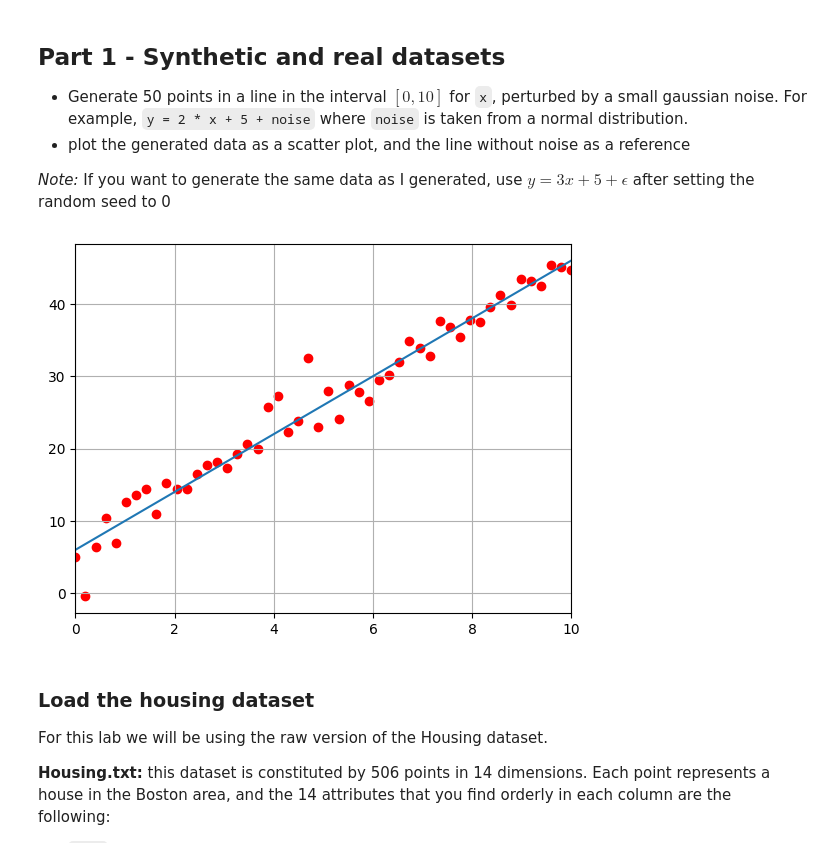
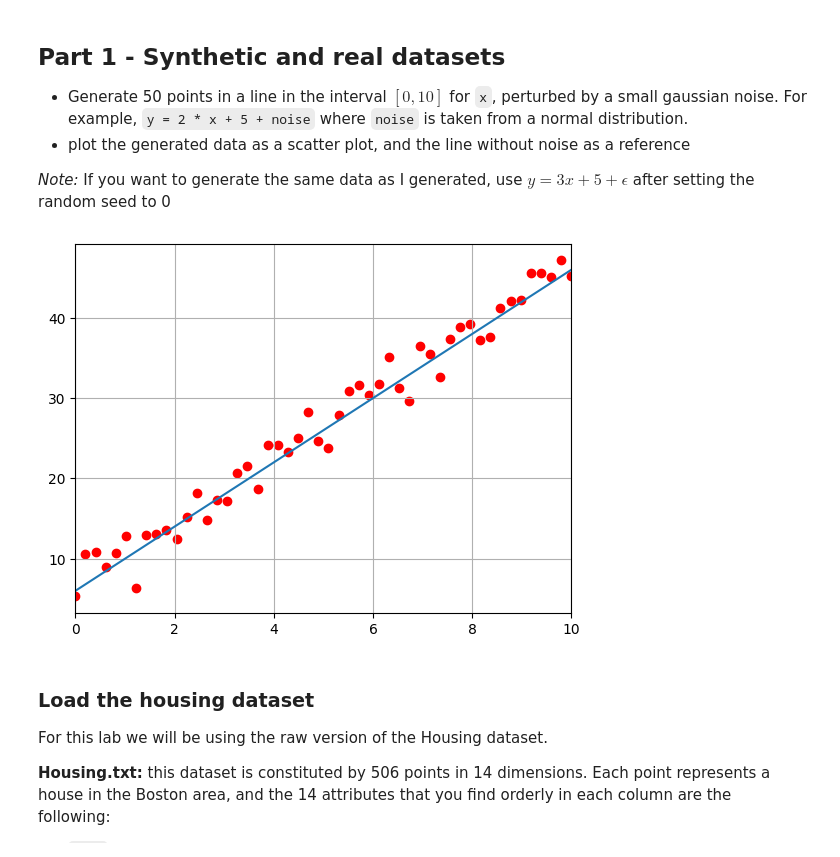
Before and after one commit to jhe-sua/fgv-teaemcd, a Jupyter notebook: lab4_linear_regression/Lab 04 -- Linear Regression.ipynb, the cells around one changed output. Cells and saved outputs as stored; diff of their text form; code cells hidden in the pictures.

```diff
--- a/lab4_linear_regression/Lab 04 -- Linear Regression.ipynb
+++ b/lab4_linear_regression/Lab 04 -- Linear Regression.ipynb
@@ -15,21 +15,18 @@ In this lab, we are going to implement a Linear Regression model "by hand" and a
 *Note:* If you want to generate the same data as I generated, use $y = 3x + 5 + \epsilon$ after setting the random seed to 0
 # %%
 # your code here
+perturbed = np.random.normal(size=50, scale=2)
+x = np.linspace(0,10)
+y = 4*x + 6
+points_y_perturbed = y + perturbed
 
-function = np.vectorize(lambda x: 4*x + 6)
-
-perturbed = np.random.normal(size=50, scale=2)
-points_x = np.linspace(0,10)
-points_y = function(points_x)
-points_y_perturbed = points_y + perturbed
-
-plt.plot(points_x, points_y)
-plt.scatter(points_x, points_y_perturbed, color="red")
+plt.plot(x, y)
+plt.scatter(x, points_y_perturbed, color="red")
 plt.xlim(0,10)
 plt.grid()
 plt.show()
 # %% [output]
-[figure, old version]
+[figure, new version]
 # %% [markdown]
 ### Load the housing dataset
 
```
Also changed, not shown: parts of 9 cells of this notebook.
